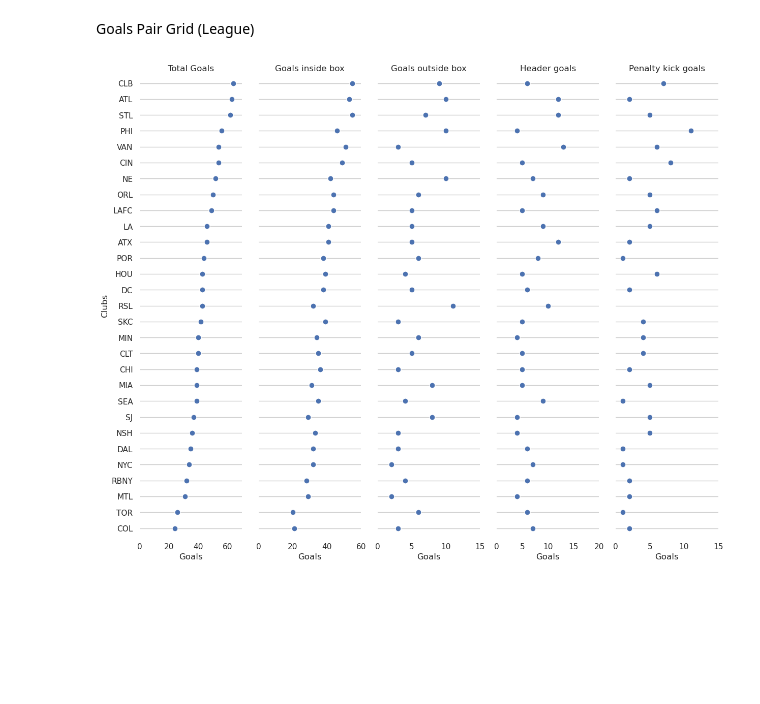
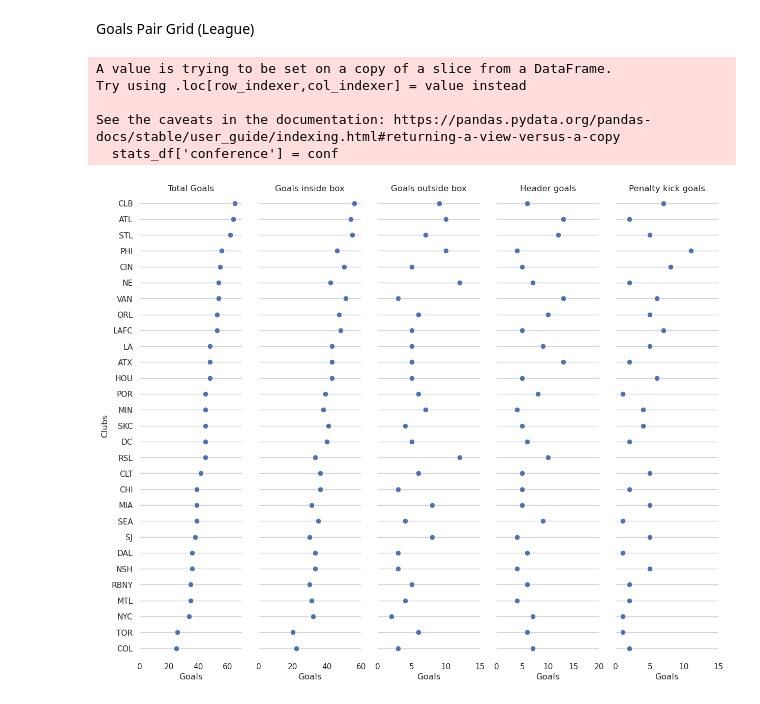
Before and after one commit to gtorrini/portfolio, a Jupyter notebook: data/mls_demo.ipynb, the cells around one changed output. Saved outputs shown, nothing was run; the diff lists cells and outputs as text; code cells hidden in the pictures; blank space fills up the shorter version.

```diff
--- a/data/mls_demo.ipynb
+++ b/data/mls_demo.ipynb
@@ -24,9 +24,9 @@ Forward Passing Accuracy Stripplot (STL v. SKC)
 # %%
 stl = Team('STL', 'St. Louis City SC', 17012, '#ec1458', '#001544', '#fed500')
-skc = Team('SKC', 'Sporting Kansas City', 421, '#0c2340', '#a5bad6', '#878b8c')
+cin = Team('CIN', 'FC Cincinnati', 11504, '#003087', '#fe5000', '#0b1f41')
 stl_df = stl.get_stats()
-skc_df = skc.get_stats()
-joint_stats = pd.concat([stl_df.all, skc_df.all], ignore_index=True)
+cin_df = cin.get_stats()
+joint_stats = pd.concat([stl_df.all, cin_df.all], ignore_index=True)
 # %%
 sns.set_theme(style='whitegrid')
 
@@ -75,31 +63,36 @@ ax.set(xlabel='# of Fouls Committed', ylabel='# of Yellow Cards', xlim=(0, 90),
 # %% [markdown]
 Goals Pair Grid (League)
 # %%
-mls_df = league_stats(2023)
+mls_clubs = league_stats(2023, 'clubs')
 
 goal_cols = ['regular_season_statistics.goals', 'regular_season_statistics.att_ibox_goal', 'regular_season_statistics.att_obox_goal',
              'regular_season_statistics.att_hd_goal', 'regular_season_statistics.att_pen_goal']
 
-g = sns.PairGrid(mls_df.sort_values(by='regular_season_statistics.goals', ascending=False),
+g = sns.PairGrid(mls_clubs.sort_values(by='regular_season_statistics.goals', ascending=False),
                  x_vars=goal_cols,
                  y_vars=['club.abbreviation'], height=10, aspect=.25)
 
 g.map(sns.stripplot, size=8, orient='h', jitter=False, palette='flare_r', linewidth=1, edgecolor='w')
 g.set(xlabel='Goals', ylabel='Clubs')
 
 titles = ["Total Goals", "Goals inside box", "Goals outside box",
           "Header goals", "Penalty kick goals"]
 
 for i, (ax, title) in enumerate(zip(g.axes.flat, titles)):
 
     # Set a different title for each axes
-    ax.set(title=title, xlim=(0, round_to_next_five(mls_df[goal_cols[i]].max())))
+    ax.set(title=title, xlim=(0, round_to_next_five(mls_clubs[goal_cols[i]].max())))
 
     # Make the grid horizontal instead of vertical
     ax.xaxis.grid(False)
     ax.yaxis.grid(True)
 
 sns.despine(left=True, bottom=True)
 # %% [output]
+A value is trying to be set on a copy of a slice from a DataFrame.
+Try using .loc[row_indexer,col_indexer] = value instead
+
+See the caveats in the documentation: https://pandas.pydata.org/pandas-docs/stable/user_guide/indexing.html#returning-a-view-versus-a-copy
+  stats_df['conference'] = conf
-[figure, old version]
+[figure, new version]
 # %% [markdown]
```
Also changed, not shown: parts of 23 cells of this notebook.
